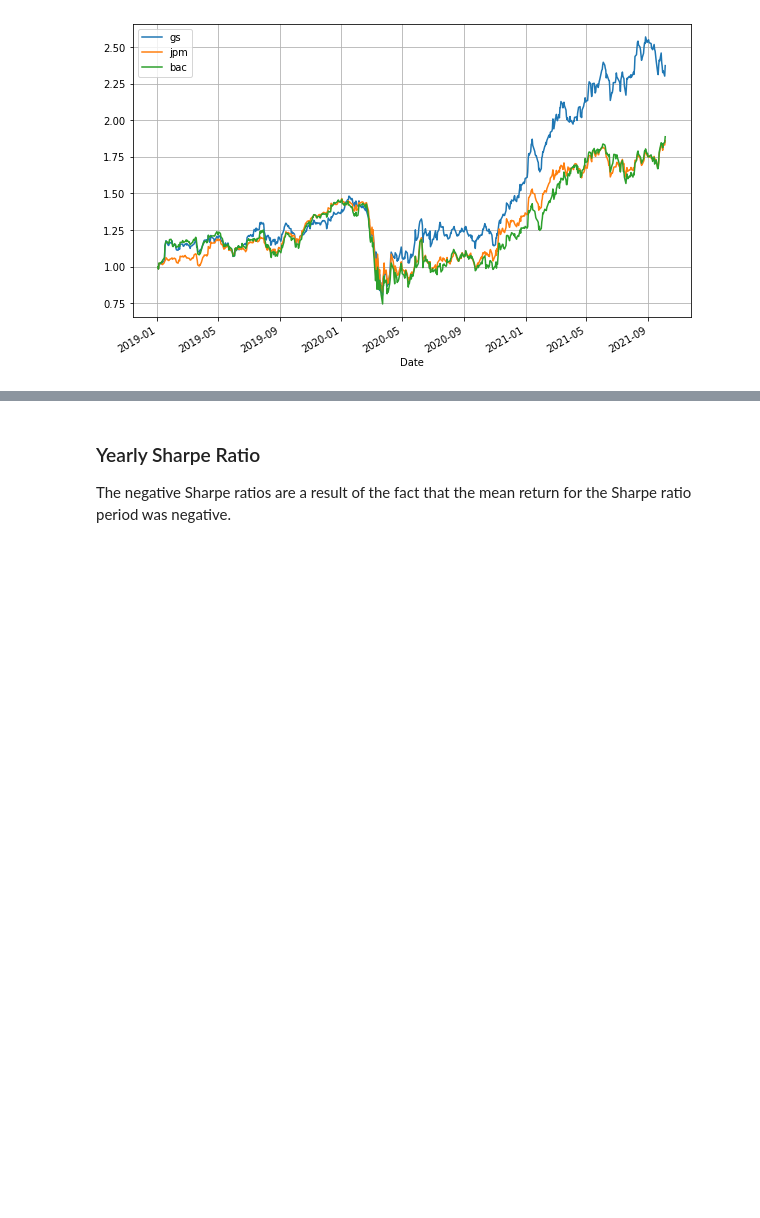
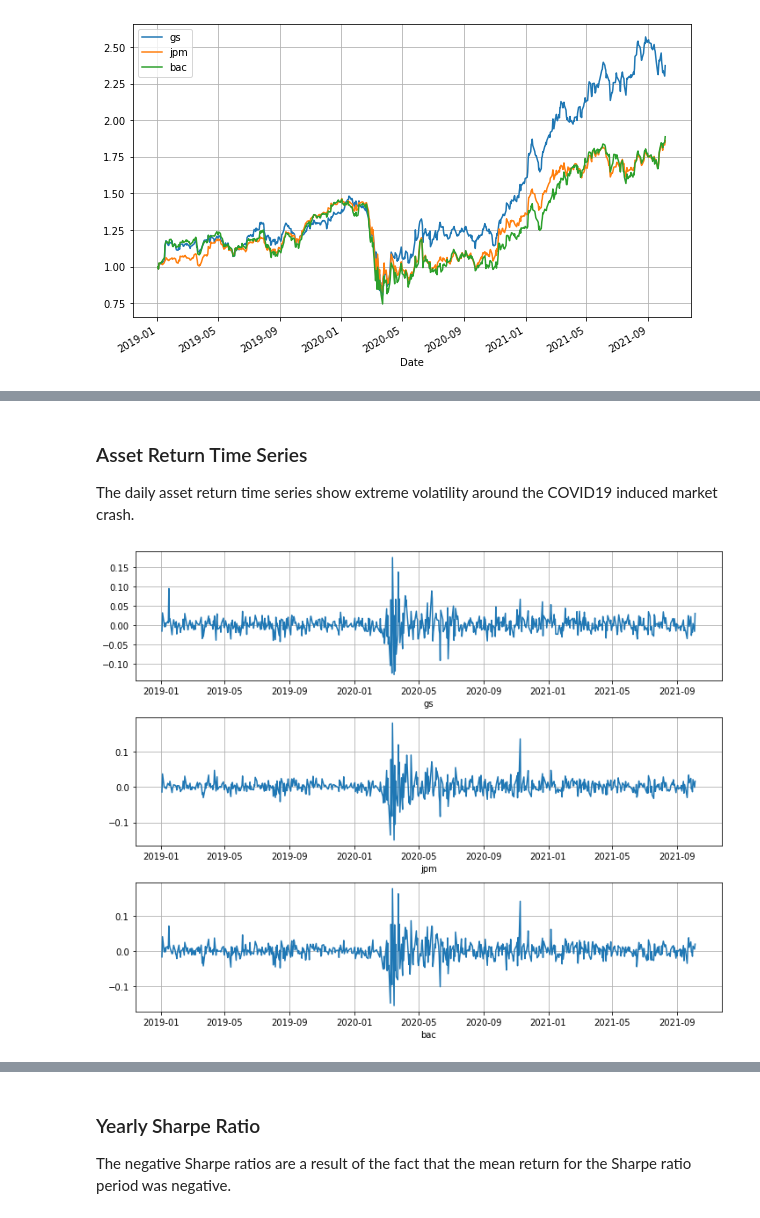
Before and after one commit to IanLKaplan/basic_finance, a Jupyter notebook: basic_finance.ipynb, the cells around one changed output, grey strips where cells are left out. Cells and saved outputs as stored; diff of their text form; code cells hidden in the pictures; blank space fills up the shorter version.

Commit message:
Added time series plots and histogram plots for daily returns.

```diff
--- a/basic_finance.ipynb
+++ b/basic_finance.ipynb
@@ -175,0 +271,18 @@ normalized_close.plot(grid=True, figsize=(10,6))
+# %% [markdown]
+<h3>
+Asset Return Time Series
+</h3>
+<p>
+The daily asset return time series show extreme volatility around the COVID19 induced market crash.
+</p>
+# %%
+fig, ax = plt.subplots(r_df_adj.shape[1], figsize=(10,8))
+for i, col in enumerate(r_df_adj.columns):
+    ax[i].set_xlabel(col)
+    ax[i].grid(True)
+    ax[i].plot(r_df_adj[col])
+
+fig.tight_layout()
+plt.show()
+# %% [output]
+[figure, added]
```
Also changed, not shown: parts of 12 cells of this notebook.
